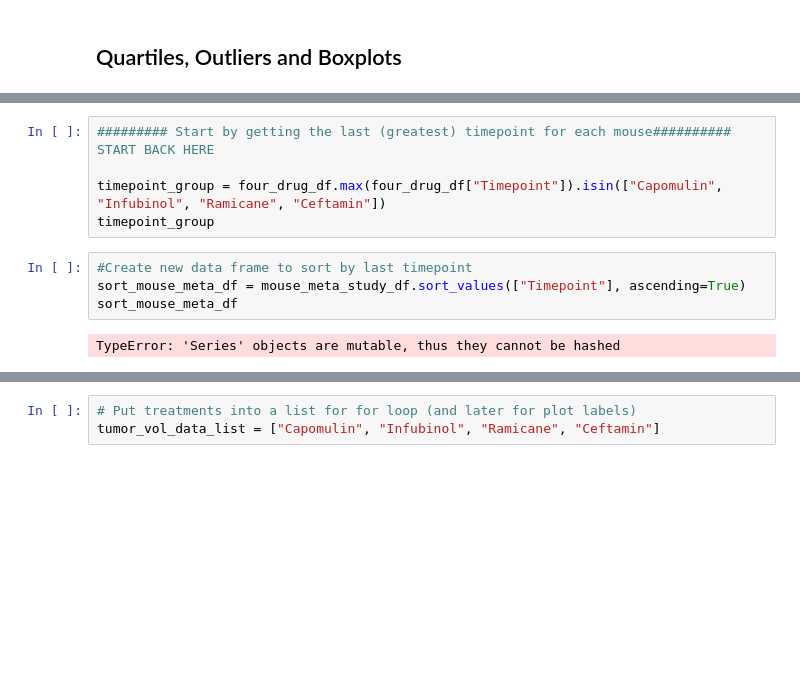
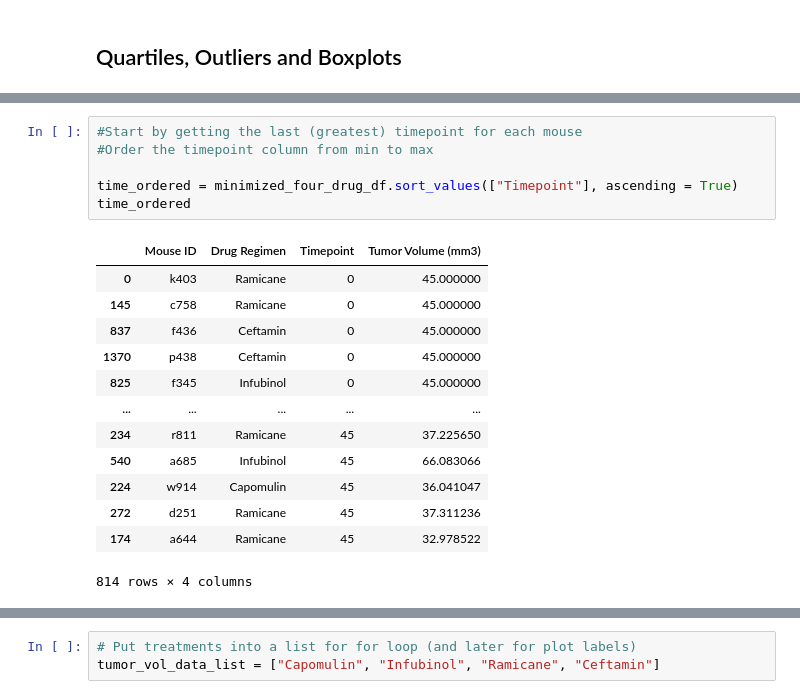
Before and after one commit to lstredler/MatPlotLib-challenge, a Jupyter notebook: pymaceuticals_starter.ipynb, the cells around one changed output, grey strips where cells are left out. Drawn from its saved outputs; the diff is of its cells as text; blank space fills up the shorter version.

```diff
--- a/pymaceuticals_starter.ipynb
+++ b/pymaceuticals_starter.ipynb
@@ -254,11 +258,20 @@ four_drug_df
 # %%
-######### Start by getting the last (greatest) timepoint for each mouse########## START BACK HERE
+#Start by getting the last (greatest) timepoint for each mouse
+#Order the timepoint column from min to max
 
-timepoint_group = four_drug_df.max(four_drug_df["Timepoint"]).isin(["Capomulin", "Infubinol", "Ramicane", "Ceftamin"])
-timepoint_group
+time_ordered = minimized_four_drug_df.sort_values(["Timepoint"], ascending = True)
+time_ordered
+# %% [output]
+|  | Mouse ID | Drug Regimen | Timepoint | Tumor Volume (mm3) |
+| 0 | k403 | Ramicane | 0 | 45.000000 |
+| 145 | c758 | Ramicane | 0 | 45.000000 |
+| 837 | f436 | Ceftamin | 0 | 45.000000 |
+| 1370 | p438 | Ceftamin | 0 | 45.000000 |
+| 825 | f345 | Infubinol | 0 | 45.000000 |
+| ... | ... | ... | ... | ... |
+| 234 | r811 | Ramicane | 45 | 37.225650 |
+| 540 | a685 | Infubinol | 45 | 66.083066 |
+| 224 | w914 | Capomulin | 45 | 36.041047 |
+| 272 | d251 | Ramicane | 45 | 37.311236 |
+| 174 | a644 | Ramicane | 45 | 32.978522 |
+814 rows × 4 columns
-# %%
-#Create new data frame to sort by last timepoint
-sort_mouse_meta_df = mouse_meta_study_df.sort_values(["Timepoint"], ascending=True)
-sort_mouse_meta_df
-# %% [output]
-TypeError: 'Series' objects are mutable, thus they cannot be hashed
```
Also changed, not shown: parts of 4 cells of this notebook.
